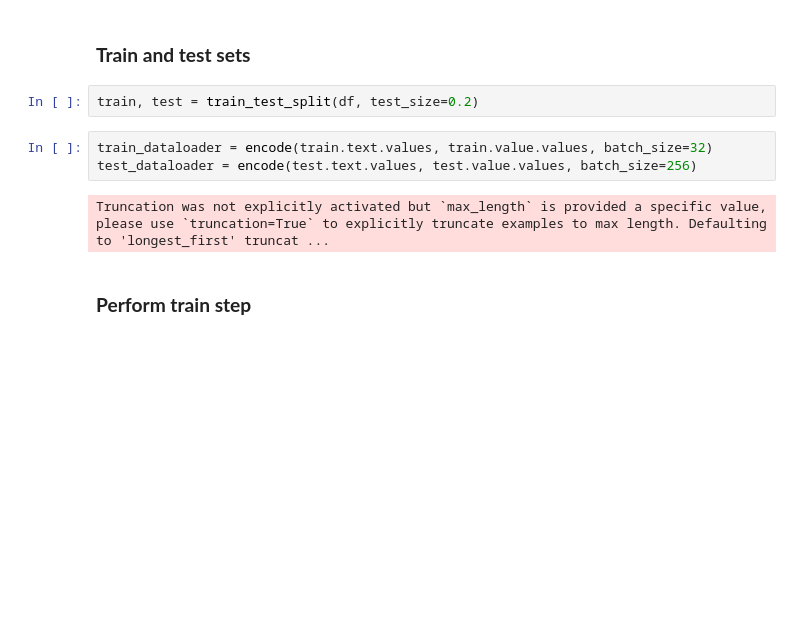
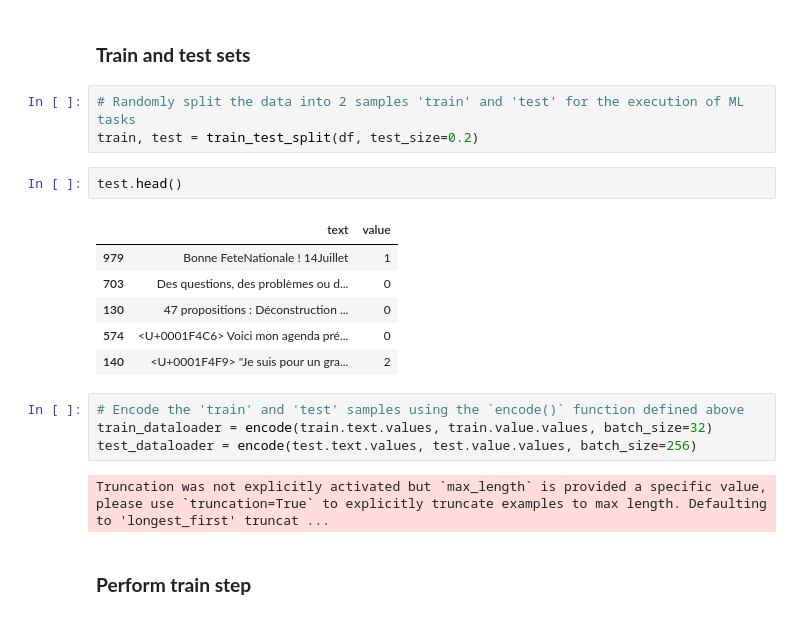
Before and after one commit to mthsansu/MLNLP, a Jupyter notebook: Code/BERT_Sentiment.ipynb, the cells around one changed output. Drawn from its saved outputs; the diff is of its cells as text; blank space fills up the shorter version.

```diff
--- a/Code/BERT_Sentiment.ipynb
+++ b/Code/BERT_Sentiment.ipynb
@@ -413,9 +437,20 @@ df.value.value_counts()
 Name: value, dtype: int64
 # %% [markdown]
 ### <font color="chillipepper">**Train and test sets**</font>
-# %%
-train, test = train_test_split(df, test_size=0.2)
+# %%
+# Randomly split the data into 2 samples 'train' and 'test' for the execution of ML tasks
+train, test = train_test_split(df, test_size=0.2)
+# %%
+test.head()
+# %% [output]
+|  | text | value |
+| 979 | Bonne FeteNationale ! 14Juillet | 1 |
+| 703 | Des questions, des problèmes ou d... | 0 |
+| 130 | 47 propositions : Déconstruction ... | 0 |
+| 574 | <U+0001F4C6> Voici mon agenda pré... | 0 |
+| 140 | <U+0001F4F9> "Je suis pour un gra... | 2 |
 # %%
+# Encode the 'train' and 'test' samples using the `encode()` function defined above
 train_dataloader = encode(train.text.values, train.value.values, batch_size=32)
 test_dataloader = encode(test.text.values, test.value.values, batch_size=256)
 # %% [output]
```
Also changed, not shown: parts of 13 cells of this notebook.
